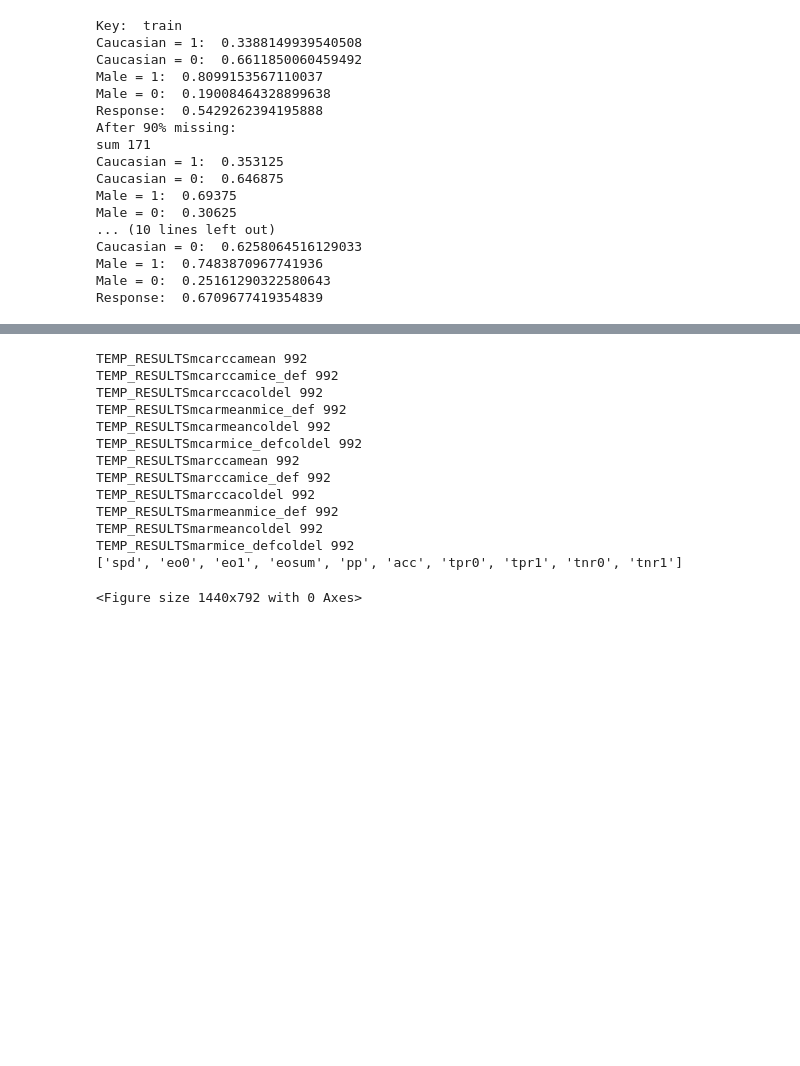
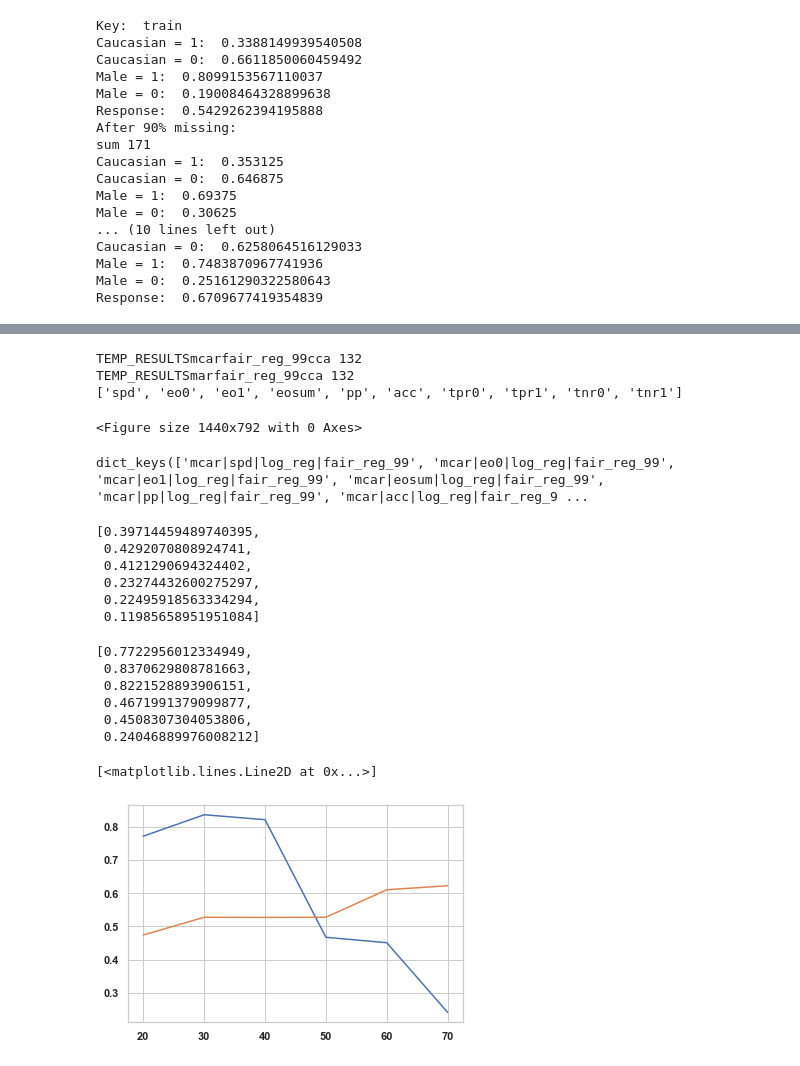
Before and after one commit to mjdioli/masters, a Jupyter notebook: main.ipynb, the cells around one changed output, grey strips where cells are left out. Drawn from its saved outputs; the diff is of its cells as text; code cells hidden in the pictures; blank space fills up the shorter version.

```diff
--- a/main.ipynb
+++ b/main.ipynb
@@ -129,5 +136,6 @@ IMPUTATION_COMBOS
 # %%
-percentiles = [p for p in range(0,20,2)]+[p for p in range(20,80, 10)]
+#percentiles = [p for p in range(0,20,2)]+[p for p in range(20,80, 10)]
+percentiles = [p for p in range(20,80, 10)]
 #TODO test missing = Sensitive in case code crashes
 missing=["priors_count"]#, "two_year_recid"]# "is_Caucasian"]#, "gender_factor", "crime_factor"]
 all_results = {"Full data": {}, "Averaged results": {} }
@@ -161,18 +169,8 @@ for miss in missing:
             print("Parameters: ", sensitive+"_"+miss)
         """
 # %% [output]
-TEMP_RESULTSmcarccamean 992
-TEMP_RESULTSmcarccamice_def 992
-TEMP_RESULTSmcarccacoldel 992
-TEMP_RESULTSmcarmeanmice_def 992
-TEMP_RESULTSmcarmeancoldel 992
-TEMP_RESULTSmcarmice_defcoldel 992
-TEMP_RESULTSmarccamean 992
-TEMP_RESULTSmarccamice_def 992
-TEMP_RESULTSmarccacoldel 992
-TEMP_RESULTSmarmeanmice_def 992
-TEMP_RESULTSmarmeancoldel 992
-TEMP_RESULTSmarmice_defcoldel 992
+TEMP_RESULTSmcarfair_reg_99cca 132
+TEMP_RESULTSmarfair_reg_99cca 132
 ['spd', 'eo0', 'eo1', 'eosum', 'pp', 'acc', 'tpr0', 'tpr1', 'tnr0', 'tnr1']
 <Figure size 1440x792 with 0 Axes>
 # %%
@@ -180,3 +178,39 @@ import json
 from pathlib import Path
 with open(Path("raw_data/test.json"), 'w') as f:
             json.dump(all_results, f)
+# %%
+all_results["Averaged results"]["priors_count_is_Caucasian_recid"].keys()
+# %% [output]
+dict_keys(['mcar|spd|log_reg|fair_reg_99', 'mcar|eo0|log_reg|fair_reg_99', 'mcar|eo1|log_reg|fair_reg_99', 'mcar|eosum|log_reg|fair_reg_99', 'mcar|pp|log_reg|fair_reg_99', 'mcar|acc|log_reg|fair_reg_9 ...
+# %%
+all_results["Full data"]["priors_count_is_Caucasian_recid"]["0"]['mar']['spd']['log_reg']["fair_reg_99"]
+# %% [output]
+[0.39714459489740395,
+ 0.4292070808924741,
+ 0.4121290694324402,
+ 0.23274432600275297,
+ 0.22495918563334294,
+ 0.11985658951951084]
+# %%
+import matplotlib.pyplot as plt
+eosum_mcar = all_results["Averaged results"]["priors_count_is_Caucasian_recid"]['mcar|eosum|log_reg|fair_reg_99']
+eosum_mar = all_results["Averaged results"]["priors_count_is_Caucasian_recid"]['mar|eosum|log_reg|fair_reg_99']
+tpr1_mar = all_results["Averaged results"]["priors_count_is_Caucasian_recid"]['mar|tpr1|log_reg|fair_reg_99']
+tpr1_mcar = all_results["Averaged results"]["priors_count_is_Caucasian_recid"]['mcar|tpr1|log_reg|fair_reg_99']
+spd_mar = all_results["Averaged results"]["priors_count_is_Caucasian_recid"]['mar|spd|log_reg|fair_reg_99']
+spd_mcar = all_results["Averaged results"]["priors_count_is_Caucasian_recid"]['mcar|spd|log_reg|fair_reg_99']
+# %%
+eosum_mar
+# %% [output]
+[0.7722956012334949,
+ 0.8370629808781663,
+ 0.8221528893906151,
+ 0.4671991379099877,
+ 0.4508307304053806,
+ 0.24046889976008212]
+# %%
+plt.plot(percentiles, eosum_mar)
+plt.plot(percentiles, eosum_mcar)
+# %% [output]
+[<matplotlib.lines.Line2D at 0x...>]
+[figure, added]
```
Also changed, not shown: parts of 9 cells of this notebook, 5 other files.
